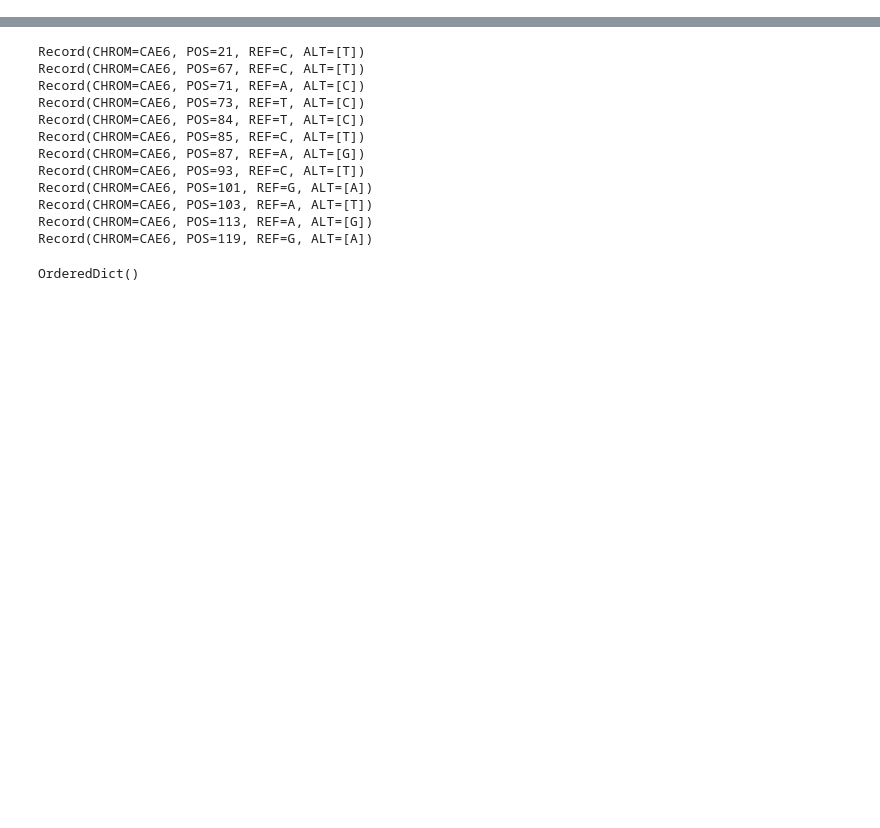
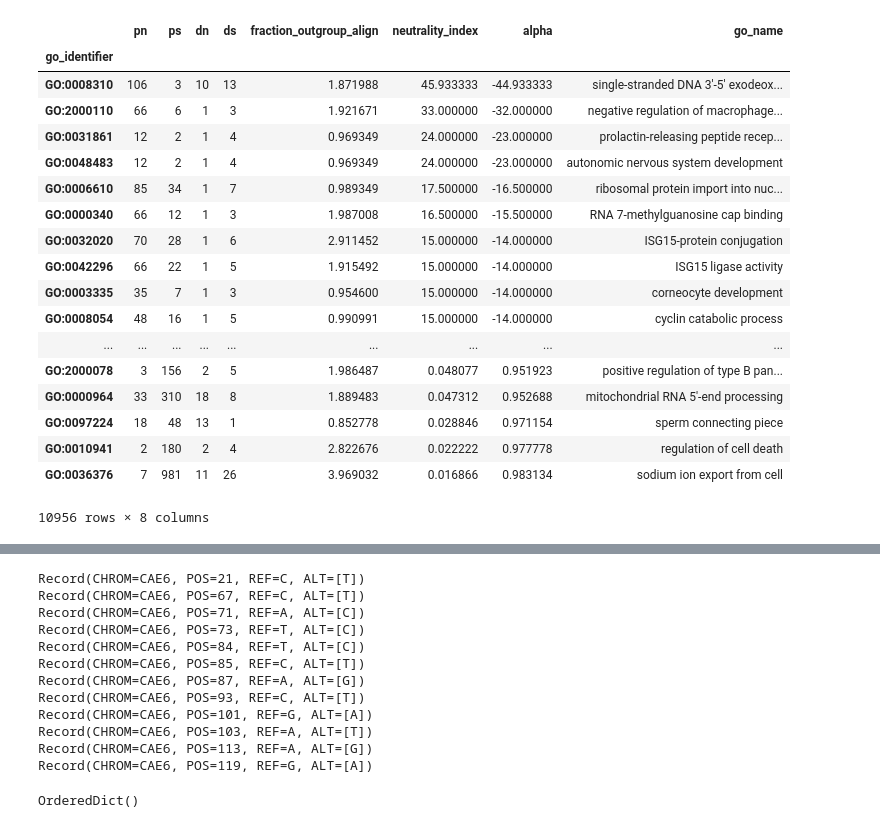
Before and after one commit to peterdfields/hs_vervet, a Jupyter notebook: notebooks/20150129_vervet_dn_ds.ipynb, the cells around one changed output, grey strips where cells are left out. Cells and saved outputs as stored; diff of their text form; code cells hidden in the pictures; blank space fills up the shorter version.

```diff
--- a/notebooks/20150129_vervet_dn_ds.ipynb
+++ b/notebooks/20150129_vervet_dn_ds.ipynb
@@ -57,0 +383,30 @@ for gene in gene_df_ensembl.ix[chrom].iloc[:2].itertuples():
+# %%
+mk_per_go['neutrality_index'] = (mk_per_go['pn']*1./mk_per_go['ps'])/(mk_per_go['dn']/mk_per_go['ds'])
+# %%
+mk_per_go['alpha'] = 1 - mk_per_go['neutrality_index']
+# %%
+nonzero_mk_per_go = mk_per_go[(mk_per_go[['pn','ps','dn','ds']]>0).all(axis=1)].sort('alpha')
+# %%
+nonzero_mk_per_go['go_name'] = go_to_name.set_index('go_identifier').drop_duplicates().ix[nonzero_mk_per_go.index]
+# %%
+nonzero_mk_per_go
+# %% [output]
+|  | pn | ps | dn | ds | fraction_outgroup_align | neutrality_index | alpha | go_name |
+| go_identifier |  |  |  |  |  |  |  |  |
+| GO:0008310 | 106 | 3 | 10 | 13 | 1.871988 | 45.933333 | -44.933333 | single-stranded DNA 3'-5' exodeox... |
+| GO:2000110 | 66 | 6 | 1 | 3 | 1.921671 | 33.000000 | -32.000000 | negative regulation of macrophage... |
+| GO:0031861 | 12 | 2 | 1 | 4 | 0.969349 | 24.000000 | -23.000000 | prolactin-releasing peptide recep... |
+| GO:0048483 | 12 | 2 | 1 | 4 | 0.969349 | 24.000000 | -23.000000 | autonomic nervous system development |
+| GO:0006610 | 85 | 34 | 1 | 7 | 0.989349 | 17.500000 | -16.500000 | ribosomal protein import into nuc... |
+| GO:0000340 | 66 | 12 | 1 | 3 | 1.987008 | 16.500000 | -15.500000 | RNA 7-methylguanosine cap binding |
+| GO:0032020 | 70 | 28 | 1 | 6 | 2.911452 | 15.000000 | -14.000000 | ISG15-protein conjugation |
+| GO:0042296 | 66 | 22 | 1 | 5 | 1.915492 | 15.000000 | -14.000000 | ISG15 ligase activity |
+| GO:0003335 | 35 | 7 | 1 | 3 | 0.954600 | 15.000000 | -14.000000 | corneocyte development |
+| GO:0008054 | 48 | 16 | 1 | 5 | 0.990991 | 15.000000 | -14.000000 | cyclin catabolic process |
+| ... | ... | ... | ... | ... | ... | ... | ... | ... |
+| GO:2000078 | 3 | 156 | 2 | 5 | 1.986487 | 0.048077 | 0.951923 | positive regulation of type B pan... |
+| GO:0000964 | 33 | 310 | 18 | 8 | 1.889483 | 0.047312 | 0.952688 | mitochondrial RNA 5'-end processing |
+| GO:0097224 | 18 | 48 | 13 | 1 | 0.852778 | 0.028846 | 0.971154 | sperm connecting piece |
+| GO:0010941 | 2 | 180 | 2 | 4 | 2.822676 | 0.022222 | 0.977778 | regulation of cell death |
+| GO:0036376 | 7 | 981 | 11 | 26 | 3.969032 | 0.016866 | 0.983134 | sodium ion export from cell |
+10956 rows × 8 columns
```
Also changed, not shown: parts of 73 cells of this notebook, 5 other files.
